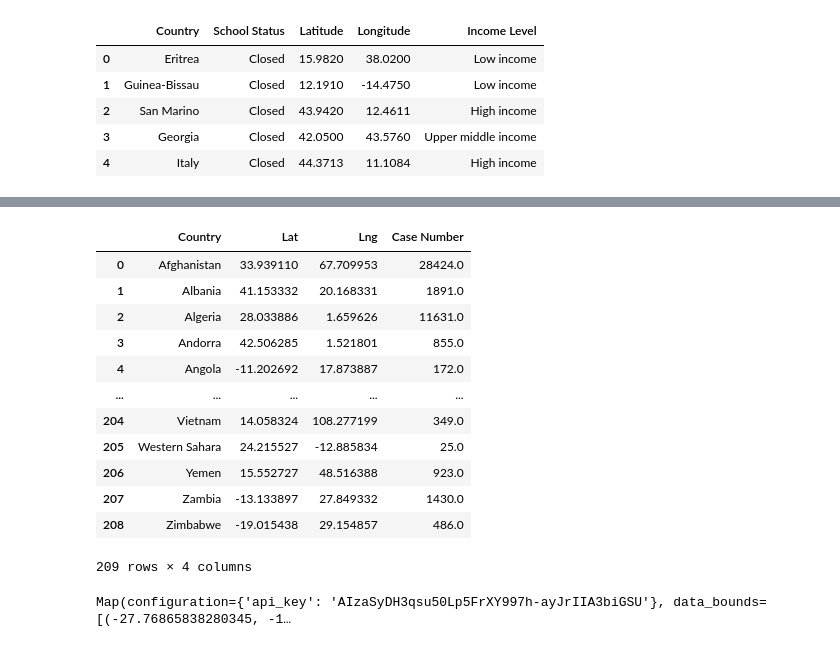
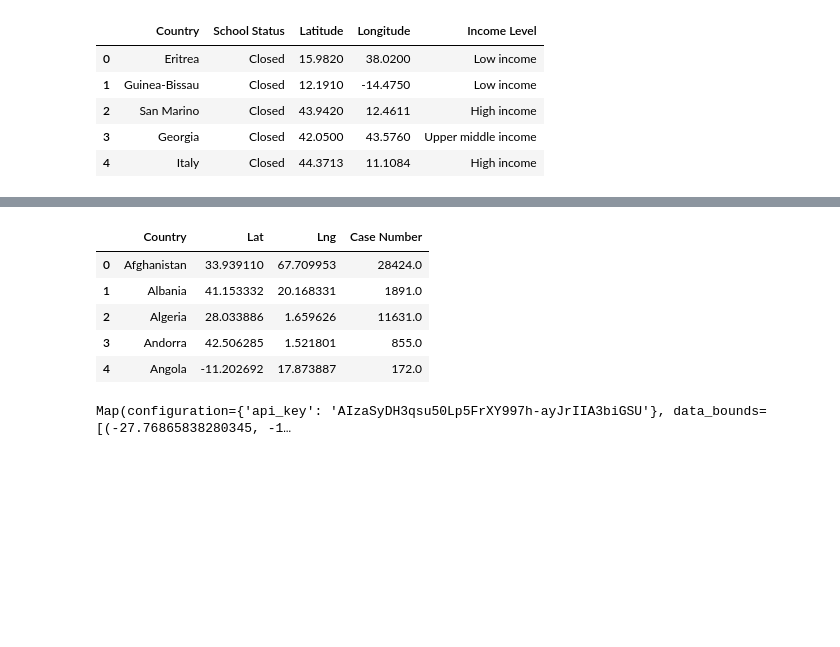
Before and after one commit to M-Agami/META-B, a Jupyter notebook: Coding/Coronavirus.ipynb, the cells around one changed output, grey strips where cells are left out. Saved outputs shown, nothing was run; the diff lists cells and outputs as text; code cells hidden in the pictures; blank space fills up the shorter version.

```diff
--- a/Coding/Coronavirus.ipynb
+++ b/Coding/Coronavirus.ipynb
@@ -16,19 +16,20 @@ world_df= pd.read_csv("../Resources/owid-covid-data.csv")
 
 updated_world_df=world_df.drop(["iso_code", "new_deaths_per_million","total_tests","new_tests",
                                 "new_tests_smoothed_per_thousand","population","median_age","aged_70_older",
-                                "extreme_poverty","diabetes_prevalence","female_smokers","male_smokers",
+                                "extreme_poverty","female_smokers","male_smokers",
                                "handwashing_facilities","hospital_beds_per_thousand","life_expectancy",
                                "new_tests_smoothed","new_tests_per_thousand","tests_units","total_deaths",
                                "new_deaths","total_cases_per_million","new_cases_per_million"], axis=1)
 
-updated_world_df=updated_world_dfupdated_world_df=updated_world_df.rename(columns={"location":"Country", "continent":"Continent","date":"Date",
+updated_world_df=updated_world_df.rename(columns={"location":"Country", "continent":"Continent","date":"Date",
                                                   "total_deaths_per_million":"Total Deaths Per Million","total_cases":"Total Cases", "new_cases":"New Cases",
-                                                  "total_tests_per_thousand":"Total Test Per Thousands",
+                                                  "total_tests_per_thousand":"Total Test Per Thousands","diabetes_prevalence":"Diabetes Prevalence",
                                                  "population_density":"Population Density","aged_65_older":"Aged 65 or older",
                                                  "gdp_per_capita":"GDP Per Capita","cvd_death_rate":"Covid Death Rate",
                                                  "stringency_index":"Stringency Index"})
 
 #updated_world_df.fillna(0, inplace=True)
+updated_world_df=updated_world_df[updated_world_df["Date"]!= "2020-06-22" ]
 
 updated_world_df.head()
 # %% [output]
@@ -285,20 +269,13 @@ for country in countries_list:
 # %%
 cases_map_df = pd.DataFrame({'Country':country_update,'Lat':lat_list, 'Lng':lng_list,"Case Number":country_case_list})
-cases_map_df
+cases_map_df.head()
 # %% [output]
 |  | Country | Lat | Lng | Case Number |
 | 0 | Afghanistan | 33.939110 | 67.709953 | 28424.0 |
 | 1 | Albania | 41.153332 | 20.168331 | 1891.0 |
 | 2 | Algeria | 28.033886 | 1.659626 | 11631.0 |
 | 3 | Andorra | 42.506285 | 1.521801 | 855.0 |
 | 4 | Angola | -11.202692 | 17.873887 | 172.0 |
-| ... | ... | ... | ... | ... |
-| 204 | Vietnam | 14.058324 | 108.277199 | 349.0 |
-| 205 | Western Sahara | 24.215527 | -12.885834 | 25.0 |
-| 206 | Yemen | 15.552727 | 48.516388 | 923.0 |
-| 207 | Zambia | -13.133897 | 27.849332 | 1430.0 |
-| 208 | Zimbabwe | -19.015438 | 29.154857 | 486.0 |
-209 rows × 4 columns
 # %%
 gmaps.configure(api_key=gkey)
 # %%
```
Also changed, not shown: parts of 14 cells of this notebook.
